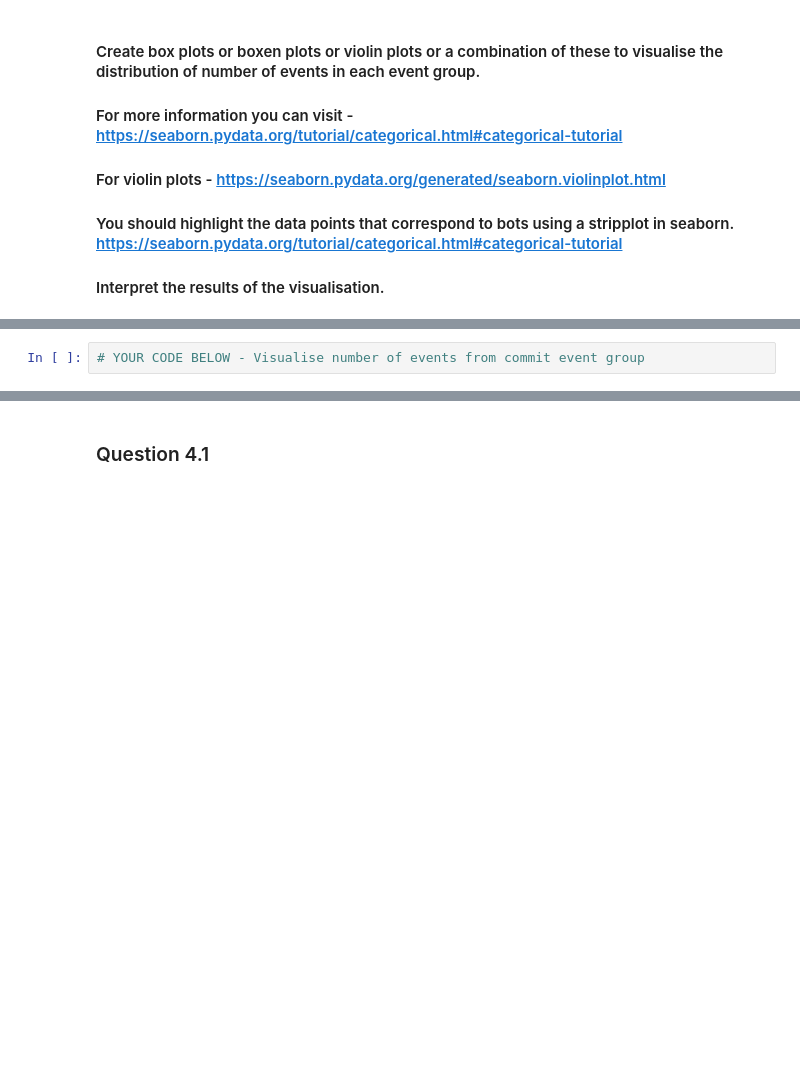
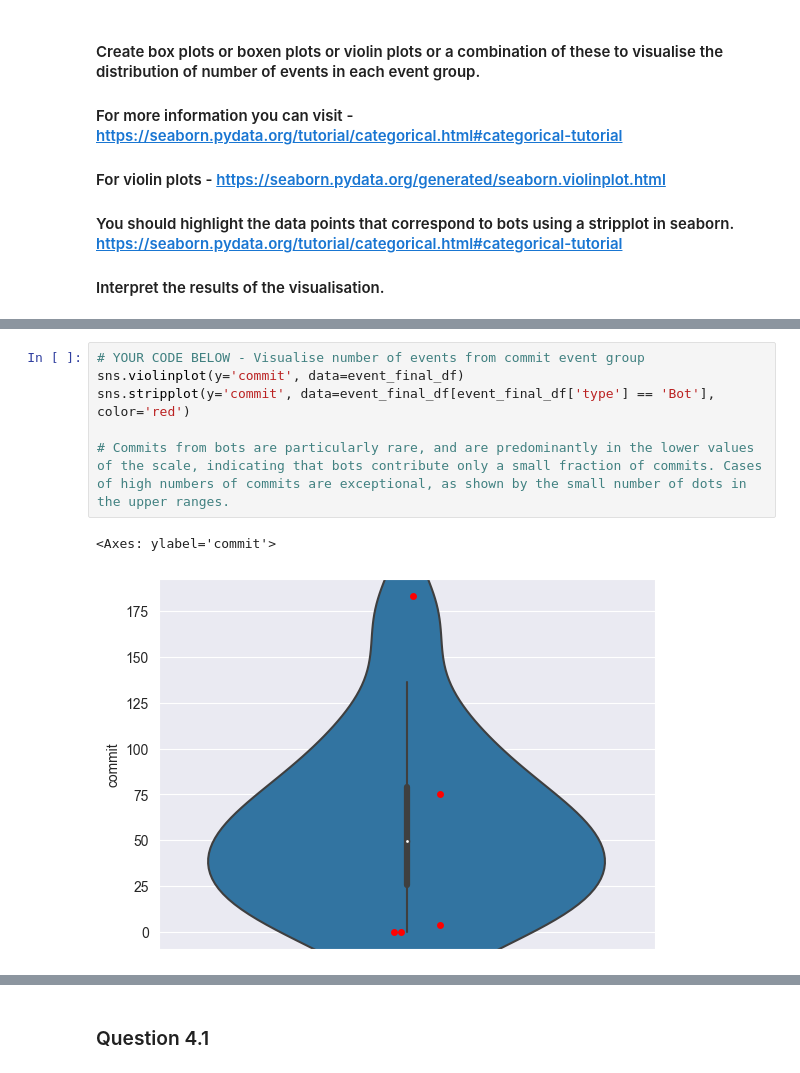
Before and after one commit to RomeoXXIV/Software_Evolution_TP3_2024, a Jupyter notebook: TP3_template.ipynb, the cells around one changed output, grey strips where cells are left out. Drawn from its saved outputs; the diff is of its cells as text; blank space fills up the shorter version.

```diff
--- a/TP3_template.ipynb
+++ b/TP3_template.ipynb
@@ -538,4 +669,11 @@ df_medians.pivot(index='type', columns='event_group', values='median')#.reset_in
 # %%
 # YOUR CODE BELOW - Visualise number of events from commit event group
+sns.violinplot(y='commit', data=event_final_df)
+sns.stripplot(y='commit', data=event_final_df[event_final_df['type'] == 'Bot'], color='red')
+
+# Commits from bots are particularly rare, and are predominantly in the lower values of the scale, indicating that bots contribute only a small fraction of commits. Cases of high numbers of commits are exceptional, as shown by the small number of dots in the upper ranges.
+# %% [output]
+<Axes: ylabel='commit'>
+[figure, added]
 # %%
 # YOUR CODE BELOW - Visualise number of events from repo event group
```
Also changed, not shown: parts of 29 cells of this notebook, 2 other files.
